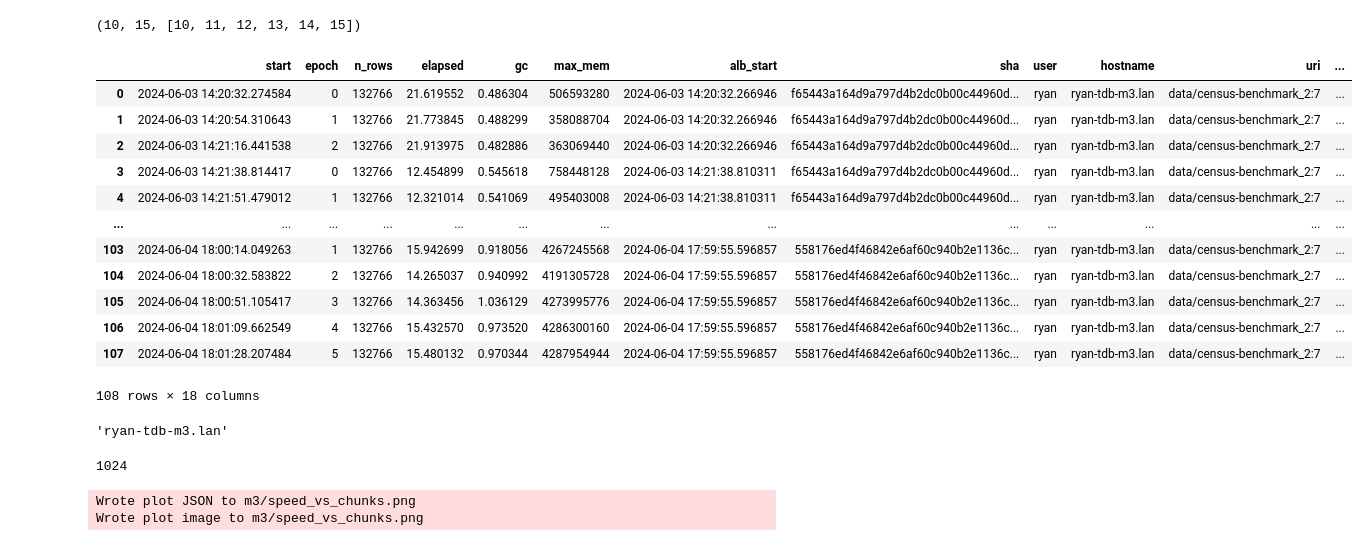
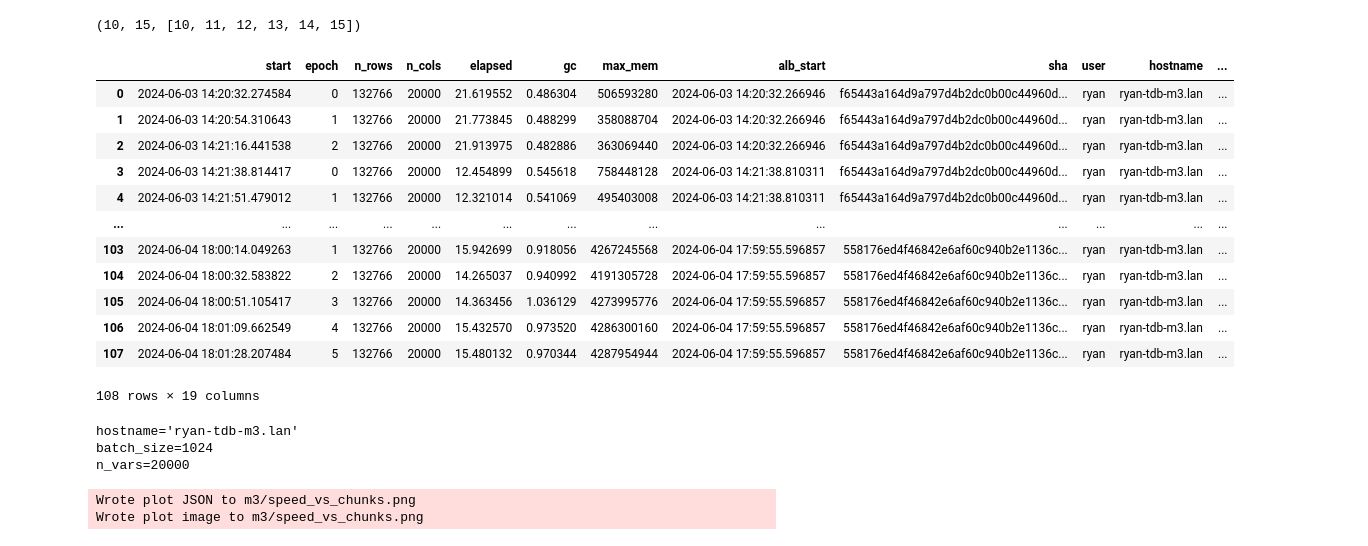
Before and after one commit to TileDB-Inc/arrayloader-benchmarks, a Jupyter notebook: notebooks/data-loader-stats/m3/nb.ipynb, the cells around one changed output. Saved outputs shown, nothing was run; the diff lists cells and outputs as text; code cells hidden in the pictures.

```diff
--- a/notebooks/data-loader-stats/m3/nb.ipynb
+++ b/notebooks/data-loader-stats/m3/nb.ipynb
@@ -43,36 +49,37 @@ min_chunk_log2, max_chunk_log2, chunks_log2
 # %% [output]
 (10, 15, [10, 11, 12, 13, 14, 15])
 # %%
-chunk_sizes = list(map(str, sorted(df['soma_chunk_size'].unique())))
 x = 'SOMA chunk size'
 y = 'Samples / sec'
-df[x] = pd.Categorical(df['soma_chunk_size'].apply(str), categories=chunk_sizes)
+df[x] = pd.Categorical(df['soma_chunk_size'].apply(lambda c: f'{c:,}'))
+chunk_sizes = df[x].unique()
 df[y] = df.n_rows / df.elapsed
 df
 # %% [output]
-|  | start | epoch | n_rows | elapsed | gc | max_mem | alb_start | sha | user | hostname | uri | ... |
-| 0 | 2024-06-03 14:20:32.274584 | 0 | 132766 | 21.619552 | 0.486304 | 506593280 | 2024-06-03 14:20:32.266946 | f65443a164d9a797d4b2dc0b00c44960d... | ryan | ryan-tdb-m3.lan | data/census-benchmark_2:7 | ... |
-| 1 | 2024-06-03 14:20:54.310643 | 1 | 132766 | 21.773845 | 0.488299 | 358088704 | 2024-06-03 14:20:32.266946 | f65443a164d9a797d4b2dc0b00c44960d... | ryan | ryan-tdb-m3.lan | data/census-benchmark_2:7 | ... |
-| 2 | 2024-06-03 14:21:16.441538 | 2 | 132766 | 21.913975 | 0.482886 | 363069440 | 2024-06-03 14:20:32.266946 | f65443a164d9a797d4b2dc0b00c44960d... | ryan | ryan-tdb-m3.lan | data/census-benchmark_2:7 | ... |
-| 3 | 2024-06-03 14:21:38.814417 | 0 | 132766 | 12.454899 | 0.545618 | 758448128 | 2024-06-03 14:21:38.810311 | f65443a164d9a797d4b2dc0b00c44960d... | ryan | ryan-tdb-m3.lan | data/census-benchmark_2:7 | ... |
-| 4 | 2024-06-03 14:21:51.479012 | 1 | 132766 | 12.321014 | 0.541069 | 495403008 | 2024-06-03 14:21:38.810311 | f65443a164d9a797d4b2dc0b00c44960d... | ryan | ryan-tdb-m3.lan | data/census-benchmark_2:7 | ... |
+|  | start | epoch | n_rows | n_cols | elapsed | gc | max_mem | alb_start | sha | user | hostname | ... |
+| 0 | 2024-06-03 14:20:32.274584 | 0 | 132766 | 20000 | 21.619552 | 0.486304 | 506593280 | 2024-06-03 14:20:32.266946 | f65443a164d9a797d4b2dc0b00c44960d... | ryan | ryan-tdb-m3.lan | ... |
+| 1 | 2024-06-03 14:20:54.310643 | 1 | 132766 | 20000 | 21.773845 | 0.488299 | 358088704 | 2024-06-03 14:20:32.266946 | f65443a164d9a797d4b2dc0b00c44960d... | ryan | ryan-tdb-m3.lan | ... |
+| 2 | 2024-06-03 14:21:16.441538 | 2 | 132766 | 20000 | 21.913975 | 0.482886 | 363069440 | 2024-06-03 14:20:32.266946 | f65443a164d9a797d4b2dc0b00c44960d... | ryan | ryan-tdb-m3.lan | ... |
+| 3 | 2024-06-03 14:21:38.814417 | 0 | 132766 | 20000 | 12.454899 | 0.545618 | 758448128 | 2024-06-03 14:21:38.810311 | f65443a164d9a797d4b2dc0b00c44960d... | ryan | ryan-tdb-m3.lan | ... |
+| 4 | 2024-06-03 14:21:51.479012 | 1 | 132766 | 20000 | 12.321014 | 0.541069 | 495403008 | 2024-06-03 14:21:38.810311 | f65443a164d9a797d4b2dc0b00c44960d... | ryan | ryan-tdb-m3.lan | ... |
 | ... | ... | ... | ... | ... | ... | ... | ... | ... | ... | ... | ... | ... |
-| 103 | 2024-06-04 18:00:14.049263 | 1 | 132766 | 15.942699 | 0.918056 | 4267245568 | 2024-06-04 17:59:55.596857 | 558176ed4f46842e6af60c940b2e1136c... | ryan | ryan-tdb-m3.lan | data/census-benchmark_2:7 | ... |
-| 104 | 2024-06-04 18:00:32.583822 | 2 | 132766 | 14.265037 | 0.940992 | 4191305728 | 2024-06-04 17:59:55.596857 | 558176ed4f46842e6af60c940b2e1136c... | ryan | ryan-tdb-m3.lan | data/census-benchmark_2:7 | ... |
-| 105 | 2024-06-04 18:00:51.105417 | 3 | 132766 | 14.363456 | 1.036129 | 4273995776 | 2024-06-04 17:59:55.596857 | 558176ed4f46842e6af60c940b2e1136c... | ryan | ryan-tdb-m3.lan | data/census-benchmark_2:7 | ... |
-| 106 | 2024-06-04 18:01:09.662549 | 4 | 132766 | 15.432570 | 0.973520 | 4286300160 | 2024-06-04 17:59:55.596857 | 558176ed4f46842e6af60c940b2e1136c... | ryan | ryan-tdb-m3.lan | data/census-benchmark_2:7 | ... |
-| 107 | 2024-06-04 18:01:28.207484 | 5 | 132766 | 15.480132 | 0.970344 | 4287954944 | 2024-06-04 17:59:55.596857 | 558176ed4f46842e6af60c940b2e1136c... | ryan | ryan-tdb-m3.lan | data/census-benchmark_2:7 | ... |
+| 103 | 2024-06-04 18:00:14.049263 | 1 | 132766 | 20000 | 15.942699 | 0.918056 | 4267245568 | 2024-06-04 17:59:55.596857 | 558176ed4f46842e6af60c940b2e1136c... | ryan | ryan-tdb-m3.lan | ... |
+| 104 | 2024-06-04 18:00:32.583822 | 2 | 132766 | 20000 | 14.265037 | 0.940992 | 4191305728 | 2024-06-04 17:59:55.596857 | 558176ed4f46842e6af60c940b2e1136c... | ryan | ryan-tdb-m3.lan | ... |
+| 105 | 2024-06-04 18:00:51.105417 | 3 | 132766 | 20000 | 14.363456 | 1.036129 | 4273995776 | 2024-06-04 17:59:55.596857 | 558176ed4f46842e6af60c940b2e1136c... | ryan | ryan-tdb-m3.lan | ... |
+| 106 | 2024-06-04 18:01:09.662549 | 4 | 132766 | 20000 | 15.432570 | 0.973520 | 4286300160 | 2024-06-04 17:59:55.596857 | 558176ed4f46842e6af60c940b2e1136c... | ryan | ryan-tdb-m3.lan | ... |
+| 107 | 2024-06-04 18:01:28.207484 | 5 | 132766 | 20000 | 15.480132 | 0.970344 | 4287954944 | 2024-06-04 17:59:55.596857 | 558176ed4f46842e6af60c940b2e1136c... | ryan | ryan-tdb-m3.lan | ... |
-108 rows × 18 columns
+108 rows × 19 columns
-# %%
-[hostname] = df.hostname.unique()
-hostname
-# %% [output]
-'ryan-tdb-m3.lan'
-# %%
-[batch_size] = df.batch_size.unique()
-batch_size
-# %% [output]
-1024
+# %%
+[hostname] = df.hostname.unique()
+print(f'{hostname=}')
+[batch_size] = df.batch_size.unique()
+print(f'{batch_size=}')
+[n_vars] = df.n_cols.unique()
+print(f'{n_vars=}')
+# %% [output]
+hostname='ryan-tdb-m3.lan'
+batch_size=1024
+n_vars=20000
 # %%
 if host is None:
     if 'm3.lan' in hostname:
```
Also changed, not shown: parts of 10 cells of this notebook, 22 other files.
